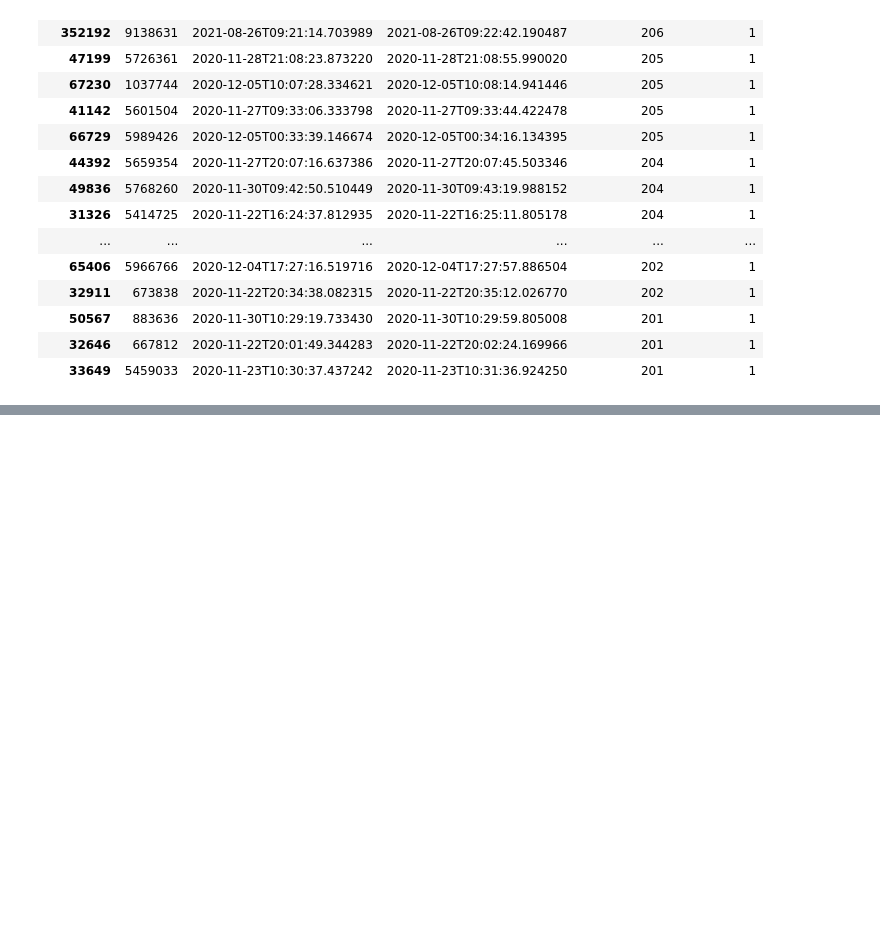
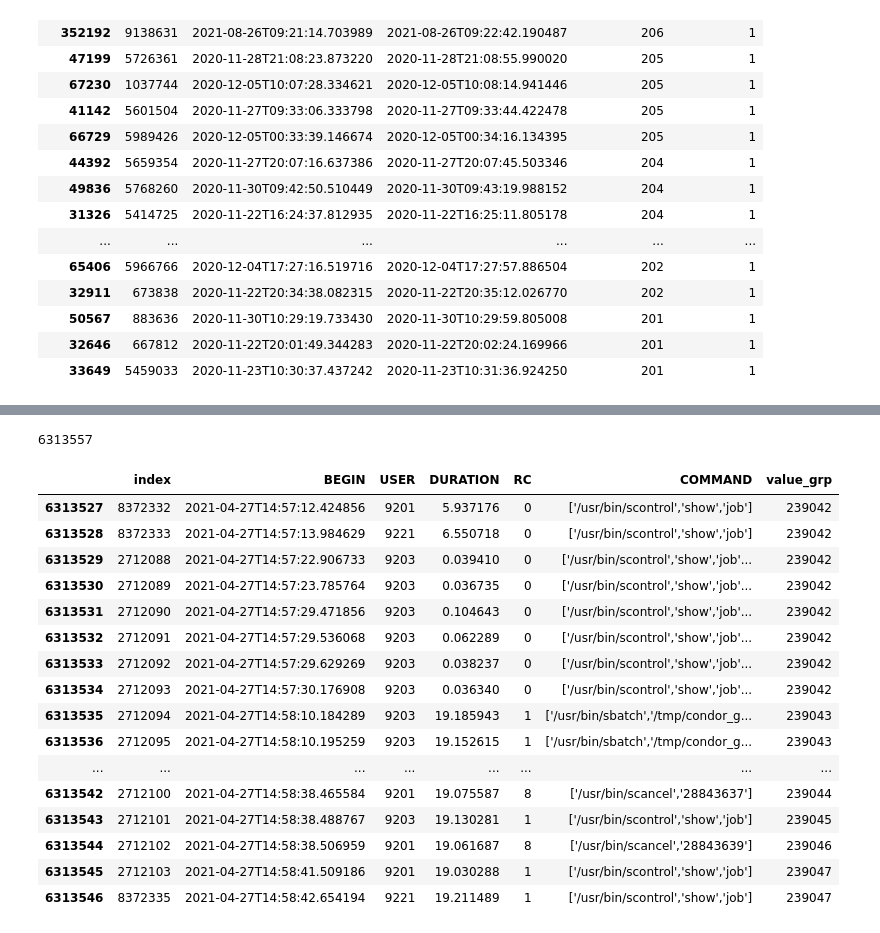
Before and after one commit to VahidehRasekhi/accre-sour_patch, a Jupyter notebook: notebooks/working4.ipynb, the cells around one changed output, grey strips where cells are left out. Drawn from its saved outputs; the diff is of its cells as text; code cells hidden in the pictures; blank space fills up the shorter version.

```diff
--- a/notebooks/working4.ipynb
+++ b/notebooks/working4.ipynb
@@ -109,0 +91,3 @@ sbatch[sbatch['BEGIN'] ]
+# %%
+mid = sbatch[sbatch['BEGIN'] == '2021-04-27T14:58:57.618179'].index[0]
+sbatch.iloc[mid-10:mid+10][['BEGIN', 'USER', 'DURATION', 'RC', 'COMMAND']]
@@ -109,0 +112,24 @@ sbatch[sbatch['BEGIN'] ]
+# %%
+mid
+# %% [output]
+6313557
+# %%
+sbatch.iloc[mid-30:mid-10]
+# %% [output]
+|  | index | BEGIN | USER | DURATION | RC | COMMAND | value_grp |
+| 6313527 | 8372332 | 2021-04-27T14:57:12.424856 | 9201 | 5.937176 | 0 | ['/usr/bin/scontrol','show','job'] | 239042 |
+| 6313528 | 8372333 | 2021-04-27T14:57:13.984629 | 9221 | 6.550718 | 0 | ['/usr/bin/scontrol','show','job'] | 239042 |
+| 6313529 | 2712088 | 2021-04-27T14:57:22.906733 | 9203 | 0.039410 | 0 | ['/usr/bin/scontrol','show','job'... | 239042 |
+| 6313530 | 2712089 | 2021-04-27T14:57:23.785764 | 9203 | 0.036735 | 0 | ['/usr/bin/scontrol','show','job'... | 239042 |
+| 6313531 | 2712090 | 2021-04-27T14:57:29.471856 | 9203 | 0.104643 | 0 | ['/usr/bin/scontrol','show','job'... | 239042 |
+| 6313532 | 2712091 | 2021-04-27T14:57:29.536068 | 9203 | 0.062289 | 0 | ['/usr/bin/scontrol','show','job'... | 239042 |
+| 6313533 | 2712092 | 2021-04-27T14:57:29.629269 | 9203 | 0.038237 | 0 | ['/usr/bin/scontrol','show','job'... | 239042 |
+| 6313534 | 2712093 | 2021-04-27T14:57:30.176908 | 9203 | 0.036340 | 0 | ['/usr/bin/scontrol','show','job'... | 239042 |
+| 6313535 | 2712094 | 2021-04-27T14:58:10.184289 | 9203 | 19.185943 | 1 | ['/usr/bin/sbatch','/tmp/condor_g... | 239043 |
+| 6313536 | 2712095 | 2021-04-27T14:58:10.195259 | 9203 | 19.152615 | 1 | ['/usr/bin/sbatch','/tmp/condor_g... | 239043 |
+| ... | ... | ... | ... | ... | ... | ... | ... |
+| 6313542 | 2712100 | 2021-04-27T14:58:38.465584 | 9201 | 19.075587 | 8 | ['/usr/bin/scancel','28843637'] | 239044 |
+| 6313543 | 2712101 | 2021-04-27T14:58:38.488767 | 9203 | 19.130281 | 1 | ['/usr/bin/scontrol','show','job'] | 239045 |
+| 6313544 | 2712102 | 2021-04-27T14:58:38.506959 | 9201 | 19.061687 | 8 | ['/usr/bin/scancel','28843639'] | 239046 |
+| 6313545 | 2712103 | 2021-04-27T14:58:41.509186 | 9201 | 19.030288 | 1 | ['/usr/bin/scontrol','show','job'] | 239047 |
+| 6313546 | 8372335 | 2021-04-27T14:58:42.654194 | 9221 | 19.211489 | 1 | ['/usr/bin/scontrol','show','job'] | 239047 |
```
Also changed, not shown: parts of 6 cells of this notebook.
